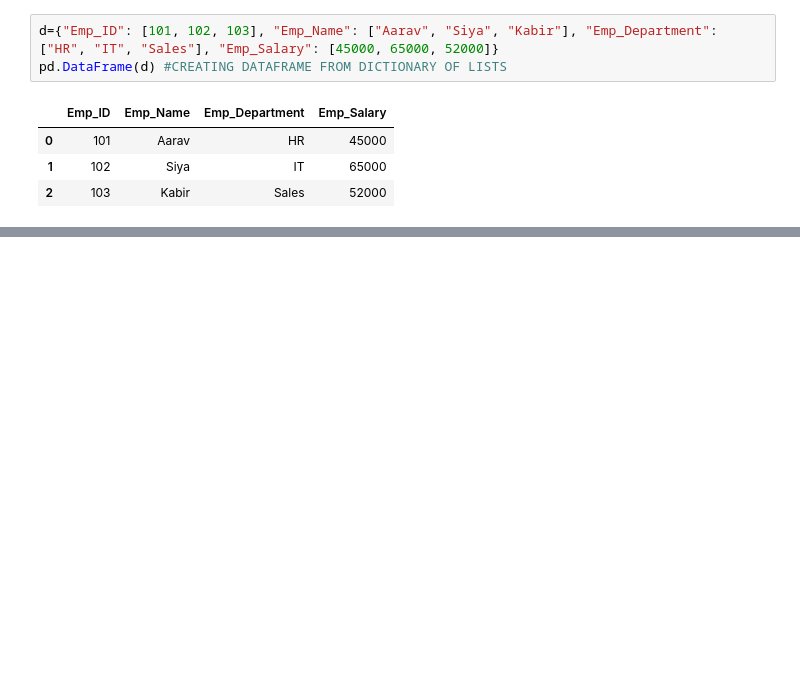
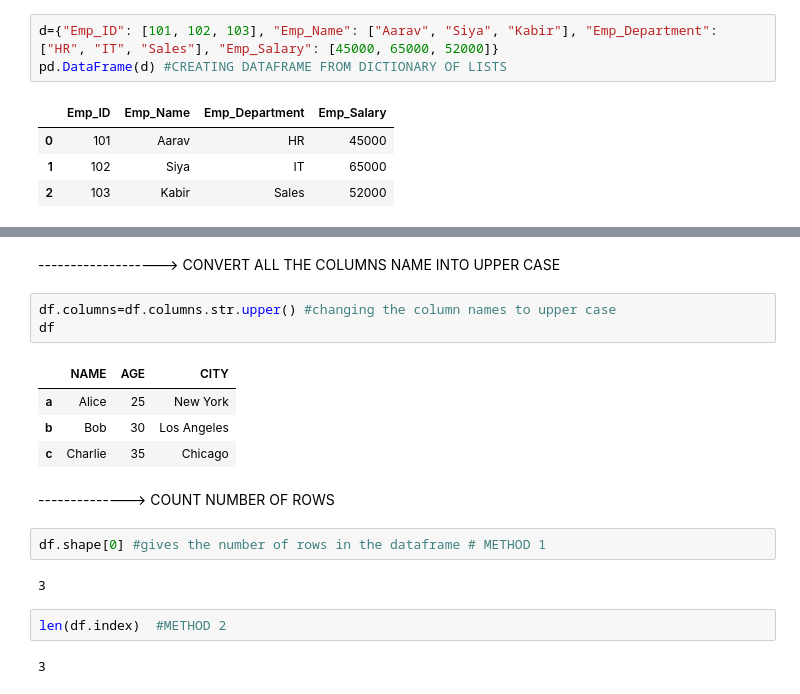
Before and after one commit to sushantchoudhary-ai/python, a Jupyter notebook: pandas.ipynb, the cells around one changed output, grey strips where cells are left out. Saved outputs shown, nothing was run; the diff lists cells and outputs as text; blank space fills up the shorter version.

```diff
--- a/pandas.ipynb
+++ b/pandas.ipynb
@@ -1121,0 +1155,20 @@ pd.DataFrame(d) #CREATING DATAFRAME FROM DICTIONARY OF LISTS
+# %% [markdown]
+-------------------> CONVERT ALL THE COLUMNS NAME INTO UPPER CASE
+# %%
+df.columns=df.columns.str.upper() #changing the column names to upper case
+df
+# %% [output]
+|  | NAME | AGE | CITY |
+| a | Alice | 25 | New York |
+| b | Bob | 30 | Los Angeles |
+| c | Charlie | 35 | Chicago |
+# %% [markdown]
+--------------> COUNT NUMBER OF ROWS
+# %%
+df.shape[0] #gives the number of rows in the dataframe # METHOD 1
+# %% [output]
+3
+# %%
+len(df.index)  #METHOD 2
+# %% [output]
+3
```
Also changed, not shown: parts of 35 cells of this notebook.
